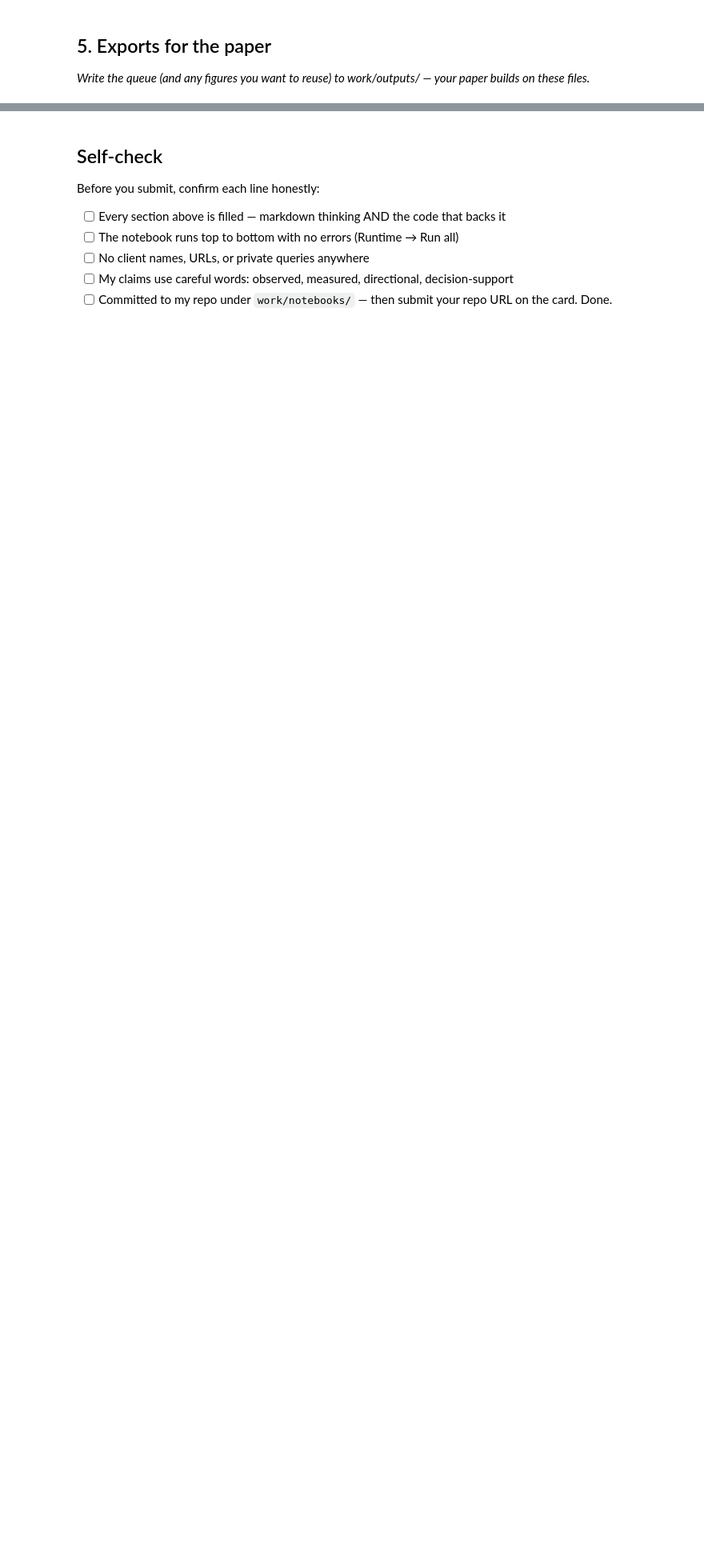
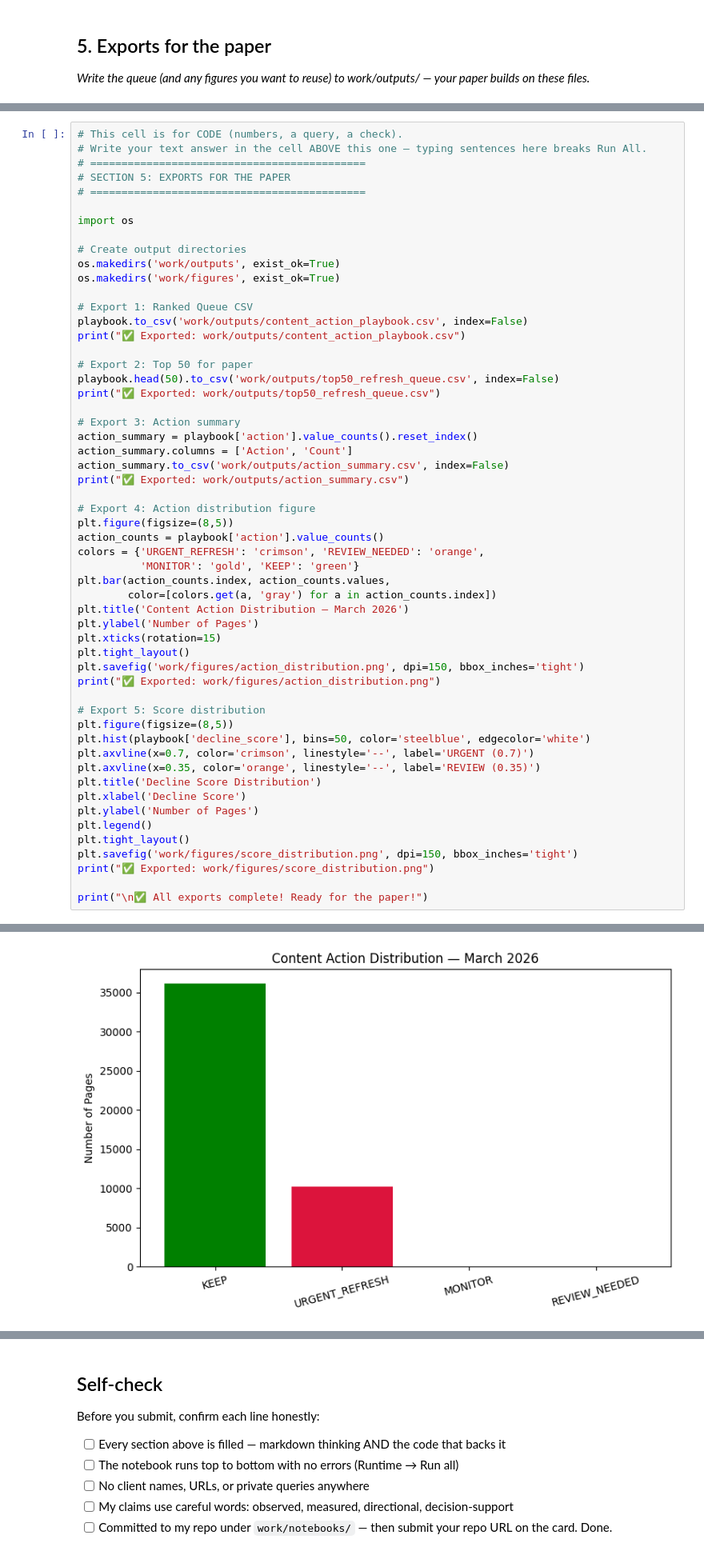
Before and after one commit to FizaAslam1/flyrank-ml-internship, a Jupyter notebook: work/notebooks/w07_action_playbook.ipynb, the cells around one changed output, grey strips where cells are left out. Shown at 80% size. Saved outputs shown, nothing was run; the diff lists cells and outputs as text; blank space fills up the shorter version.

```diff
--- a/work/notebooks/w07_action_playbook.ipynb
+++ b/work/notebooks/w07_action_playbook.ipynb
@@ -43,0 +339,56 @@ This skeleton is yours to fill. Work the sections **in order** — each one has
+# %%
+# This cell is for CODE (numbers, a query, a check).
+# Write your text answer in the cell ABOVE this one — typing sentences here breaks Run All.
+# ============================================
+# SECTION 5: EXPORTS FOR THE PAPER
+# ============================================
+
+import os
+
+# Create output directories
+os.makedirs('work/outputs', exist_ok=True)
+os.makedirs('work/figures', exist_ok=True)
+
+# Export 1: Ranked Queue CSV
+playbook.to_csv('work/outputs/content_action_playbook.csv', index=False)
+print("✅ Exported: work/outputs/content_action_playbook.csv")
+
+# Export 2: Top 50 for paper
+playbook.head(50).to_csv('work/outputs/top50_refresh_queue.csv', index=False)
+print("✅ Exported: work/outputs/top50_refresh_queue.csv")
+
+# Export 3: Action summary
+action_summary = playbook['action'].value_counts().reset_index()
+action_summary.columns = ['Action', 'Count']
+action_summary.to_csv('work/outputs/action_summary.csv', index=False)
+print("✅ Exported: work/outputs/action_summary.csv")
+
+# Export 4: Action distribution figure
+plt.figure(figsize=(8,5))
+action_counts = playbook['action'].value_counts()
+colors = {'URGENT_REFRESH': 'crimson', 'REVIEW_NEEDED': 'orange',
+          'MONITOR': 'gold', 'KEEP': 'green'}
+plt.bar(action_counts.index, action_counts.values,
+        color=[colors.get(a, 'gray') for a in action_counts.index])
+plt.title('Content Action Distribution — March 2026')
+plt.ylabel('Number of Pages')
+plt.xticks(rotation=15)
+plt.tight_layout()
+plt.savefig('work/figures/action_distribution.png', dpi=150, bbox_inches='tight')
+print("✅ Exported: work/figures/action_distribution.png")
+
+# Export 5: Score distribution
+plt.figure(figsize=(8,5))
+plt.hist(playbook['decline_score'], bins=50, color='steelblue', edgecolor='white')
+plt.axvline(x=0.7, color='crimson', linestyle='--', label='URGENT (0.7)')
+plt.axvline(x=0.35, color='orange', linestyle='--', label='REVIEW (0.35)')
+plt.title('Decline Score Distribution')
+plt.xlabel('Decline Score')
+plt.ylabel('Number of Pages')
+plt.legend()
+plt.tight_layout()
+plt.savefig('work/figures/score_distribution.png', dpi=150, bbox_inches='tight')
+print("✅ Exported: work/figures/score_distribution.png")
+
+print("\n✅ All exports complete! Ready for the paper!")
+# %% [output]
@@ -43,0 +402 @@ This skeleton is yours to fill. Work the sections **in order** — each one has
+[figure, added]
```
Also changed, not shown: parts of 11 cells of this notebook.
